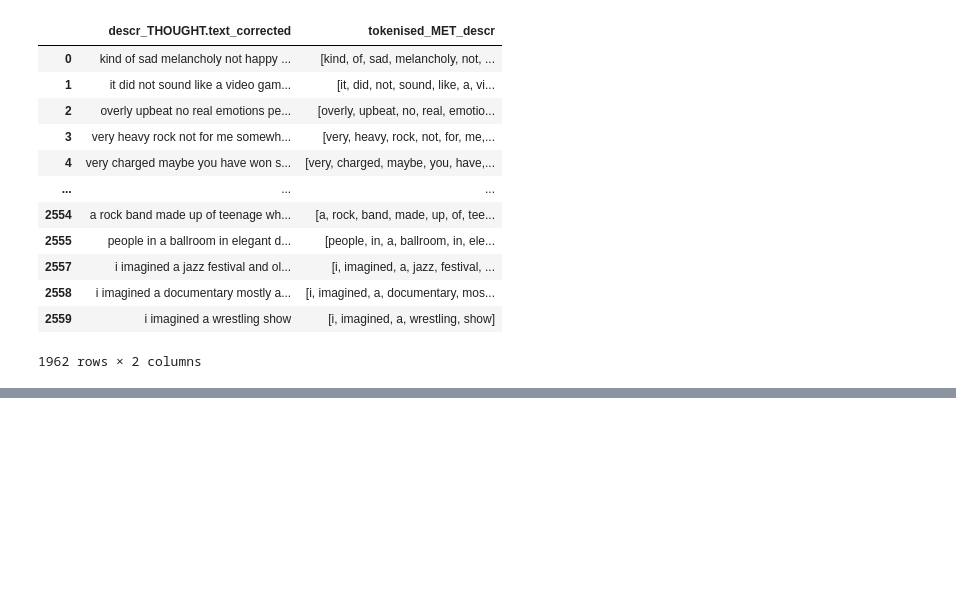
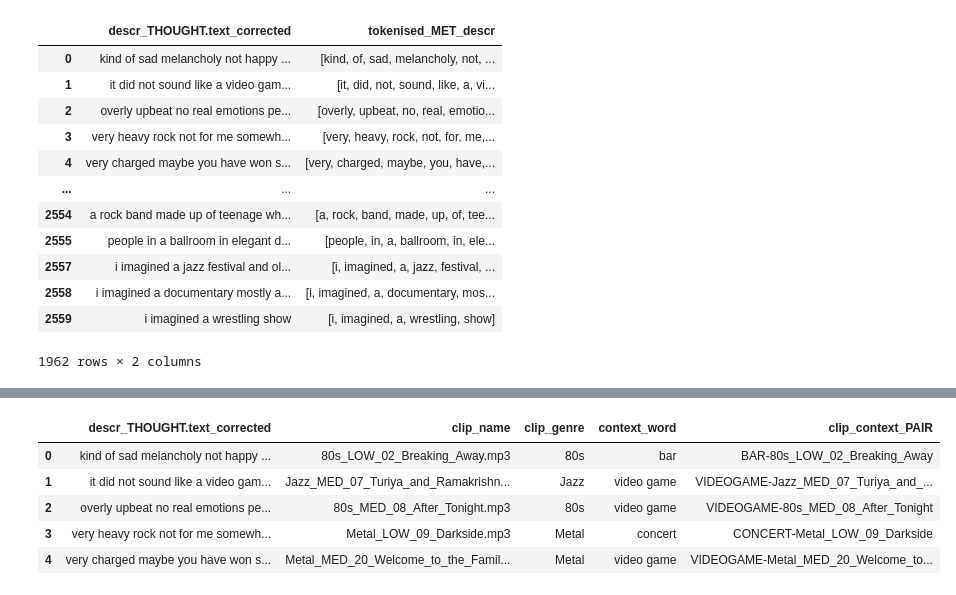
Before and after one commit to HazelvdW/context-framed-listening, a Jupyter notebook: NLP_framed_listening.ipynb, the cells around one changed output, grey strips where cells are left out. Drawn from its saved outputs; the diff is of its cells as text; code cells hidden in the pictures; blank space fills up the shorter version.

Commit message:
initial BERT testing

```diff
--- a/NLP_framed_listening.ipynb
+++ b/NLP_framed_listening.ipynb
@@ -410,0 +456,12 @@ if 'descr_THOUGHT.text_corrected' in dataMET.columns:
+# %%
+bert_data = dataMET[['descr_THOUGHT.text_corrected',
+                     'clip_name', 'clip_genre', 'context_word', 'clip_context_PAIR']].copy()
+bert_data['descr_THOUGHT.text_corrected'] = bert_data['descr_THOUGHT.text_corrected'].astype(str)
+display(bert_data.head())
+# %% [output]
+|  | descr_THOUGHT.text_corrected | clip_name | clip_genre | context_word | clip_context_PAIR |
+| 0 | kind of sad melancholy not happy ... | 80s_LOW_02_Breaking_Away.mp3 | 80s | bar | BAR-80s_LOW_02_Breaking_Away |
+| 1 | it did not sound like a video gam... | Jazz_MED_07_Turiya_and_Ramakrishn... | Jazz | video game | VIDEOGAME-Jazz_MED_07_Turiya_and_... |
+| 2 | overly upbeat no real emotions pe... | 80s_MED_08_After_Tonight.mp3 | 80s | video game | VIDEOGAME-80s_MED_08_After_Tonight |
+| 3 | very heavy rock not for me somewh... | Metal_LOW_09_Darkside.mp3 | Metal | concert | CONCERT-Metal_LOW_09_Darkside |
+| 4 | very charged maybe you have won s... | Metal_MED_20_Welcome_to_the_Famil... | Metal | video game | VIDEOGAME-Metal_MED_20_Welcome_to... |
```
Also changed, not shown: parts of 30 cells of this notebook.
